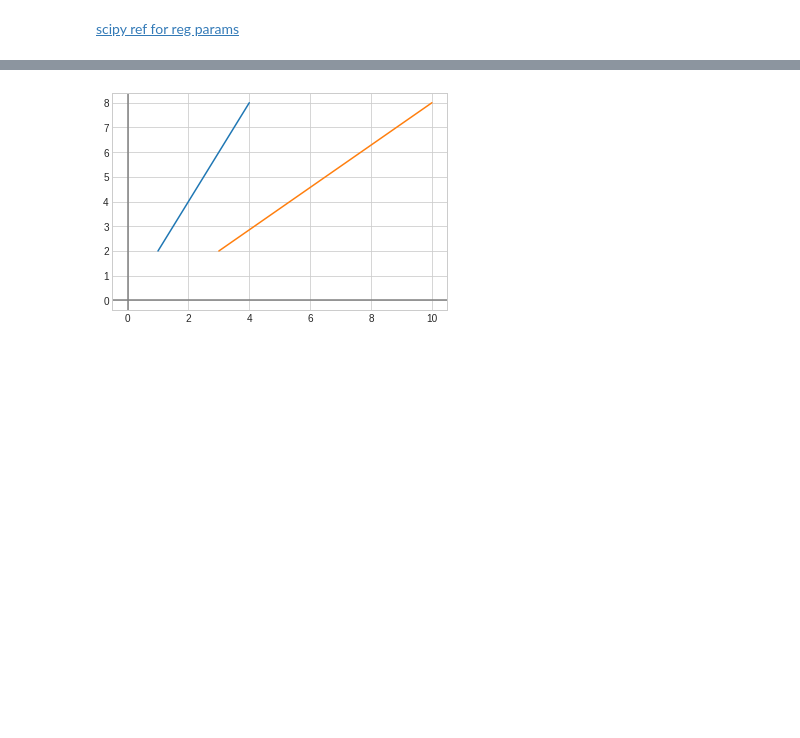
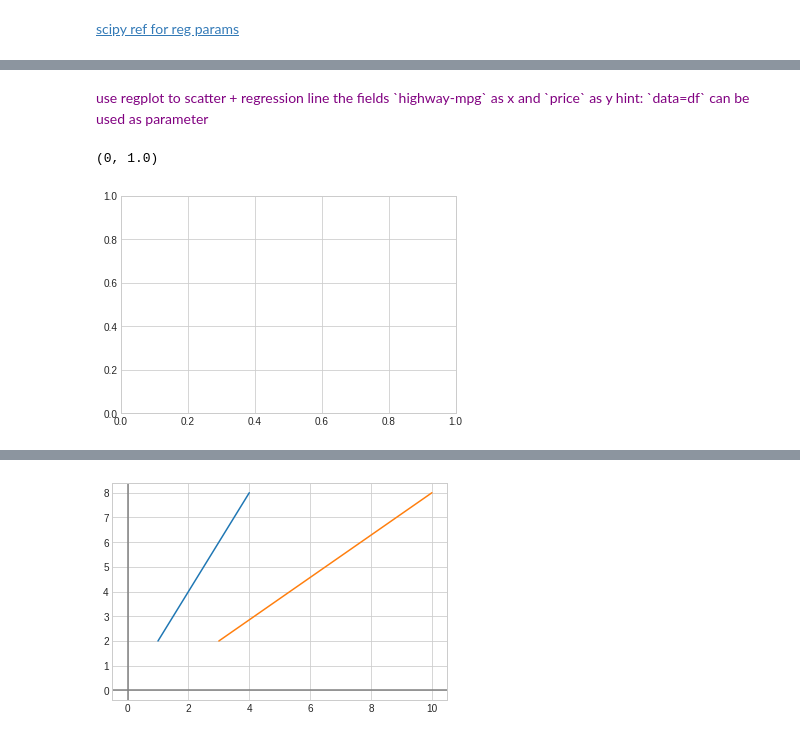
Before and after one commit to chezydan/pytopics, a Jupyter notebook: Visuals.ipynb, the cells around one changed output, grey strips where cells are left out. Drawn from its saved outputs; the diff is of its cells as text; code cells hidden in the pictures; blank space fills up the shorter version.

```diff
--- a/Visuals.ipynb
+++ b/Visuals.ipynb
@@ -282,0 +296,12 @@ predicted values for h
+# %% [markdown]
+<p><span style='color:purple'> use regplot to scatter + regression line the fields `highway-mpg` as x and `price` as y
+    hint: `data=df` can be used as parameter
+    </span>
+# %%
+width = 12
+height = 10
+
+plt.ylim(0,)
+# %% [output]
+(0, 1.0)
+[figure, added]
```
Also changed, not shown: parts of 5 cells of this notebook, 26 other files.
